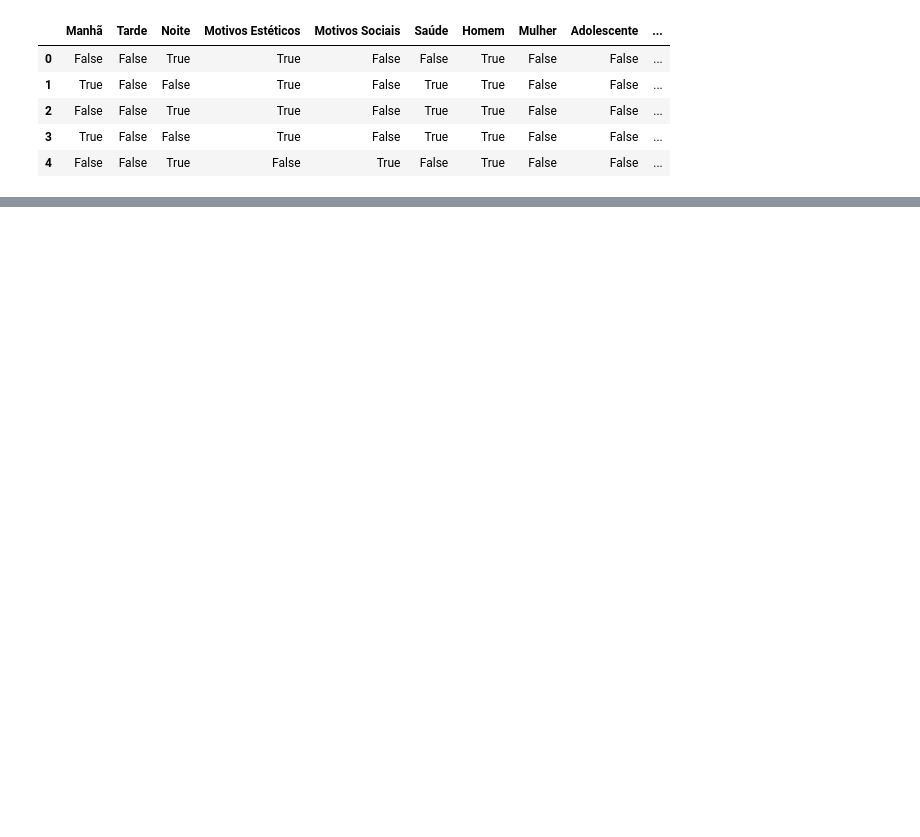
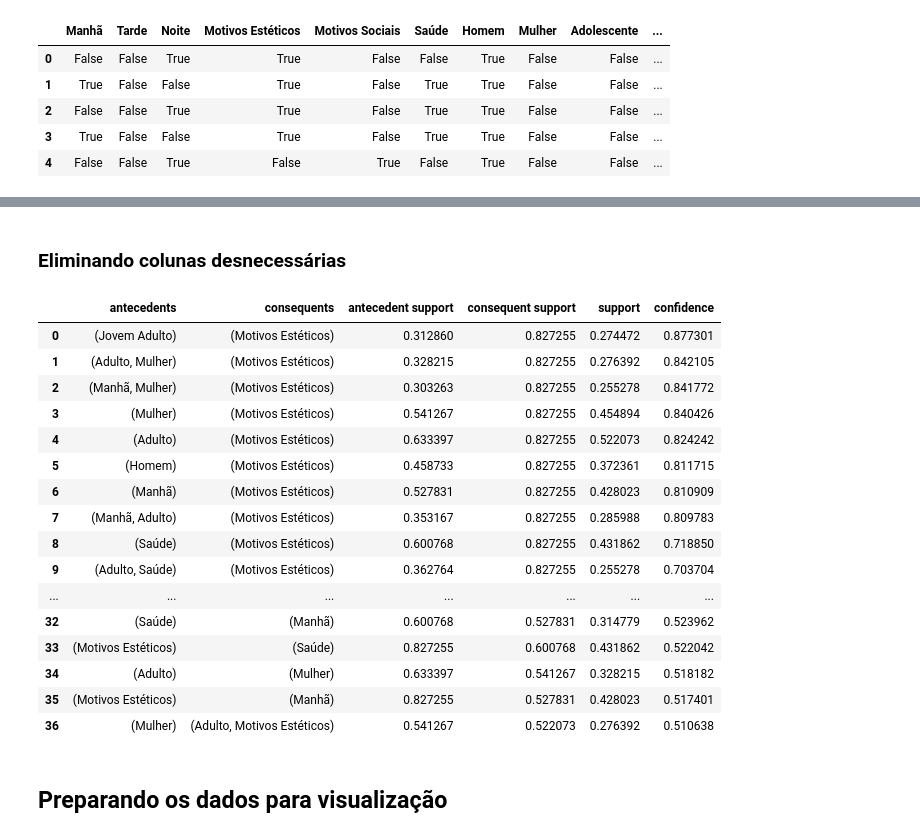
Before and after one commit to n3vrmr/world-gym, a Jupyter notebook: relatório/Análise de dados com técnicas de Machine Learning.ipynb, the cells around one changed output, grey strips where cells are left out. Cells and saved outputs as stored; diff of their text form; code cells hidden in the pictures; blank space fills up the shorter version.

```diff
--- a/relatório/Análise de dados com técnicas de Machine Learning.ipynb
+++ b/relatório/Análise de dados com técnicas de Machine Learning.ipynb
@@ -348,3 +388,29 @@ associations
 | 34 | (Adulto) | (Mulher) | 0.633397 | 0.541267 | 0.328215 | 0.518182 | 0.957350 | ... |
 | 35 | (Motivos Estéticos) | (Manhã) | 0.827255 | 0.527831 | 0.428023 | 0.517401 | 0.980240 | ... |
 | 36 | (Mulher) | (Adulto, Motivos Estéticos) | 0.541267 | 0.522073 | 0.276392 | 0.510638 | 0.978098 | ... |
+# %% [markdown]
+### Eliminando colunas desnecessárias
+# %%
+associations = associations.drop(columns=["lift","leverage","conviction",
+                                          "zhangs_metric"], axis=1)
+associations
+# %% [output]
+|  | antecedents | consequents | antecedent support | consequent support | support | confidence |
+| 0 | (Jovem Adulto) | (Motivos Estéticos) | 0.312860 | 0.827255 | 0.274472 | 0.877301 |
+| 1 | (Adulto, Mulher) | (Motivos Estéticos) | 0.328215 | 0.827255 | 0.276392 | 0.842105 |
+| 2 | (Manhã, Mulher) | (Motivos Estéticos) | 0.303263 | 0.827255 | 0.255278 | 0.841772 |
+| 3 | (Mulher) | (Motivos Estéticos) | 0.541267 | 0.827255 | 0.454894 | 0.840426 |
+| 4 | (Adulto) | (Motivos Estéticos) | 0.633397 | 0.827255 | 0.522073 | 0.824242 |
+| 5 | (Homem) | (Motivos Estéticos) | 0.458733 | 0.827255 | 0.372361 | 0.811715 |
+| 6 | (Manhã) | (Motivos Estéticos) | 0.527831 | 0.827255 | 0.428023 | 0.810909 |
+| 7 | (Manhã, Adulto) | (Motivos Estéticos) | 0.353167 | 0.827255 | 0.285988 | 0.809783 |
+| 8 | (Saúde) | (Motivos Estéticos) | 0.600768 | 0.827255 | 0.431862 | 0.718850 |
+| 9 | (Adulto, Saúde) | (Motivos Estéticos) | 0.362764 | 0.827255 | 0.255278 | 0.703704 |
+| ... | ... | ... | ... | ... | ... | ... |
+| 32 | (Saúde) | (Manhã) | 0.600768 | 0.527831 | 0.314779 | 0.523962 |
+| 33 | (Motivos Estéticos) | (Saúde) | 0.827255 | 0.600768 | 0.431862 | 0.522042 |
+| 34 | (Adulto) | (Mulher) | 0.633397 | 0.541267 | 0.328215 | 0.518182 |
+| 35 | (Motivos Estéticos) | (Manhã) | 0.827255 | 0.527831 | 0.428023 | 0.517401 |
+| 36 | (Mulher) | (Adulto, Motivos Estéticos) | 0.541267 | 0.522073 | 0.276392 | 0.510638 |
+# %% [markdown]
+## Preparando os dados para visualização
```
Also changed, not shown: parts of 27 cells of this notebook.
